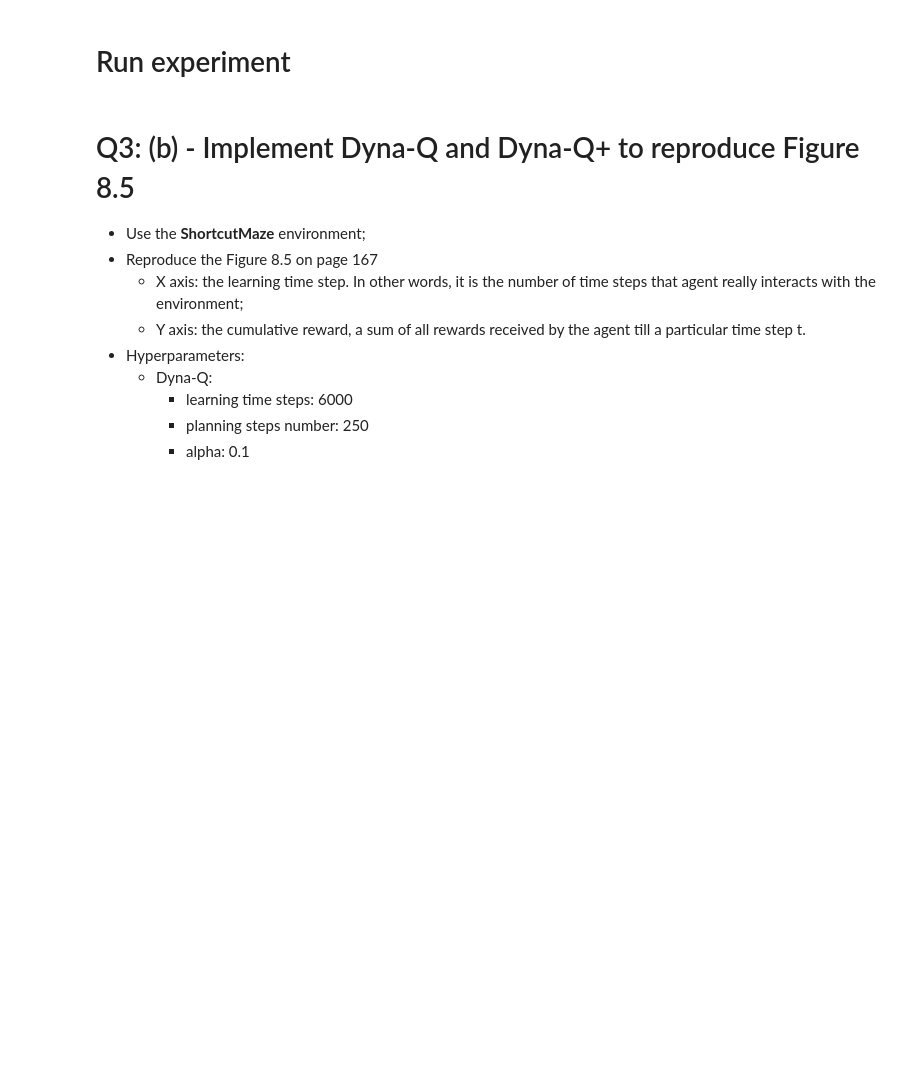
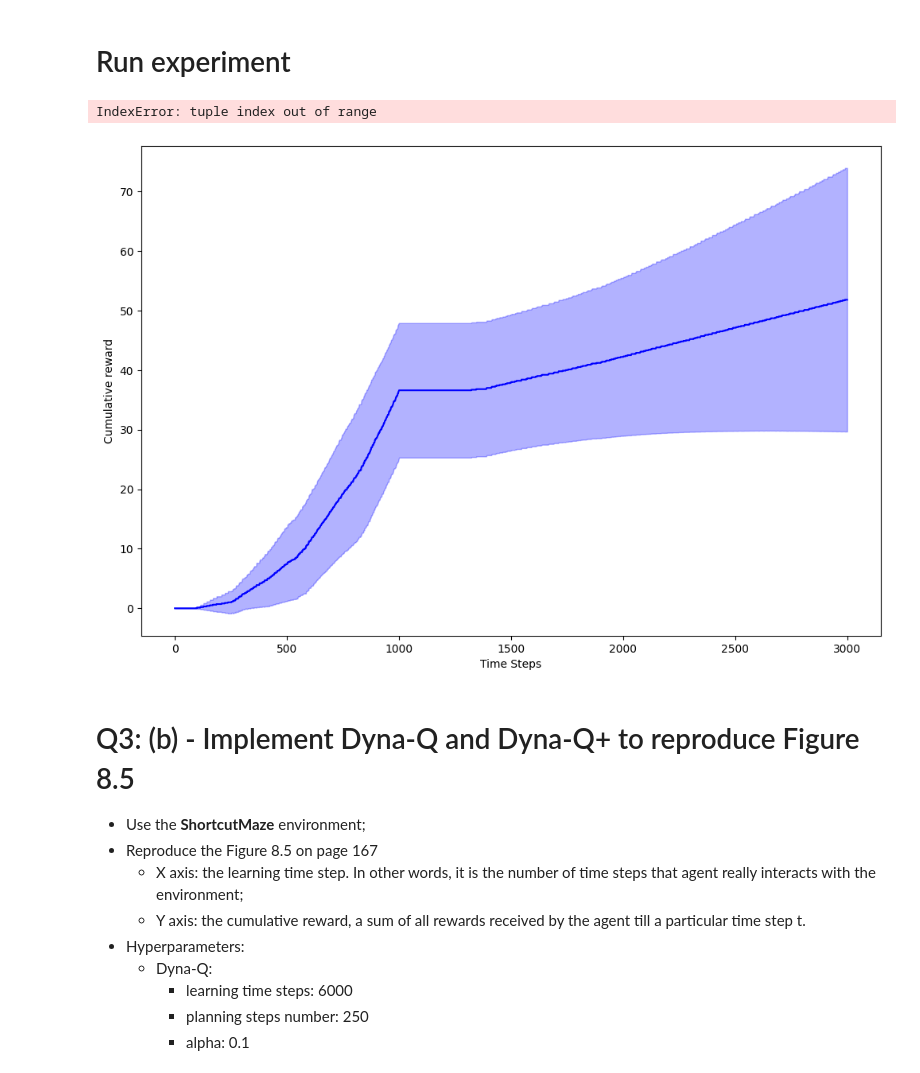
Before and after one commit to arjunjyothieswarb/CS5180, a Jupyter notebook: Assignment6/ex6.ipynb, the cells around one changed output. Saved outputs shown, nothing was run; the diff lists cells and outputs as text; code cells hidden in the pictures; blank space fills up the shorter version.

```diff
--- a/Assignment6/ex6.ipynb
+++ b/Assignment6/ex6.ipynb
@@ -622,53 +625,57 @@ if __name__ == "__main__":
 
     """ Set running trials for experiments
     """
+    # run_trial_num = 1
     run_trial_num = 10
 
     """ Run Dyna-Q
     """
     results_dyna_q = []
     for r in tqdm.trange(run_trial_num):
         # create the environment
         my_env = BlockingMaze()
 
         # create the agent for Dyna-Q
         dyna_q_agent = TabularDynaQAgent(my_env, params)
         result = dyna_q_agent.run()
 
         results_dyna_q.append(result)
 
     """ Run Dyna-Q+ without the footnote
     """
     results_dyna_q_plus = []
-    for r in tqdm.trange(run_trial_num):
-        # create the environment
-        my_env = BlockingMaze()
+    # for r in tqdm.trange(run_trial_num):
+    #     # create the environment
+    #     my_env = BlockingMaze()
 
-        # create the agent for Dyna-Q
-        dyna_q_plus_agent = TabularDynaQPlusAgent(my_env, params)
-        result = dyna_q_plus_agent.run()
+    #     # create the agent for Dyna-Q
+    #     dyna_q_plus_agent = TabularDynaQPlusAgent(my_env, params)
+    #     result = dyna_q_plus_agent.run()
 
-        results_dyna_q_plus.append(result)
+    #     results_dyna_q_plus.append(result)
 
     """ Run Dyna-Q+ with the footnote
     """
     results_dyna_q_plus_fn = []
-    for r in tqdm.trange(run_trial_num):
-        # create the environment
-        my_env = BlockingMaze()
+    # for r in tqdm.trange(run_trial_num):
+    #     # create the environment
+    #     my_env = BlockingMaze()
 
-        # create the agent for Dyna-Q
-        dyna_q_plus_agent_fn = TabularDynaQPlusAgentFontNote(my_env, params)
-        result = dyna_q_plus_agent_fn.run()
+    #     # create the agent for Dyna-Q
+    #     dyna_q_plus_agent_fn = TabularDynaQPlusAgentFontNote(my_env, params)
+    #     result = dyna_q_plus_agent_fn.run()
 
-        results_dyna_q_plus_fn.append(result)
+    #     results_dyna_q_plus_fn.append(result)
 
     """ Plot the results
     """
     plot_curves([np.array(results_dyna_q), np.array(results_dyna_q_plus), np.array(results_dyna_q_plus_fn)],
                 ["Dyan-Q", "Dyna-Q+ no footnote", "Dyna-Q+ with footnote"],
                 ["b", "g", "r"],
                 "Cumulative reward", "Reproduced Figure 8.4")
+# %% [output]
+IndexError: tuple index out of range
+[figure, added]
 # %% [markdown]
 # Q3: (b) - Implement Dyna-Q and Dyna-Q+ to reproduce Figure 8.5
 
```
Also changed, not shown: parts of 3 cells of this notebook.
